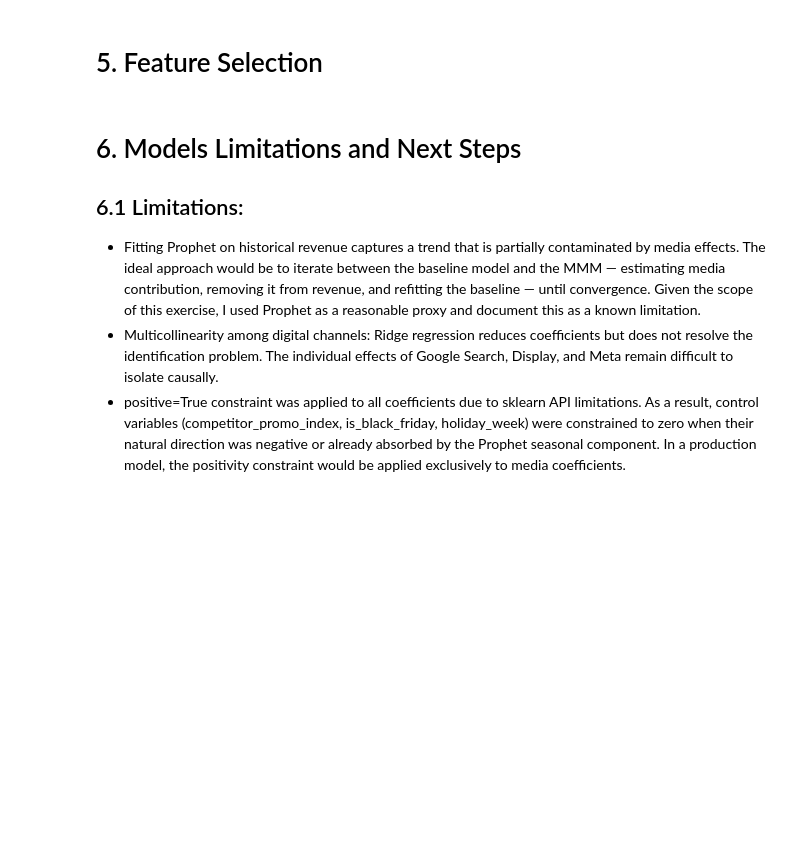
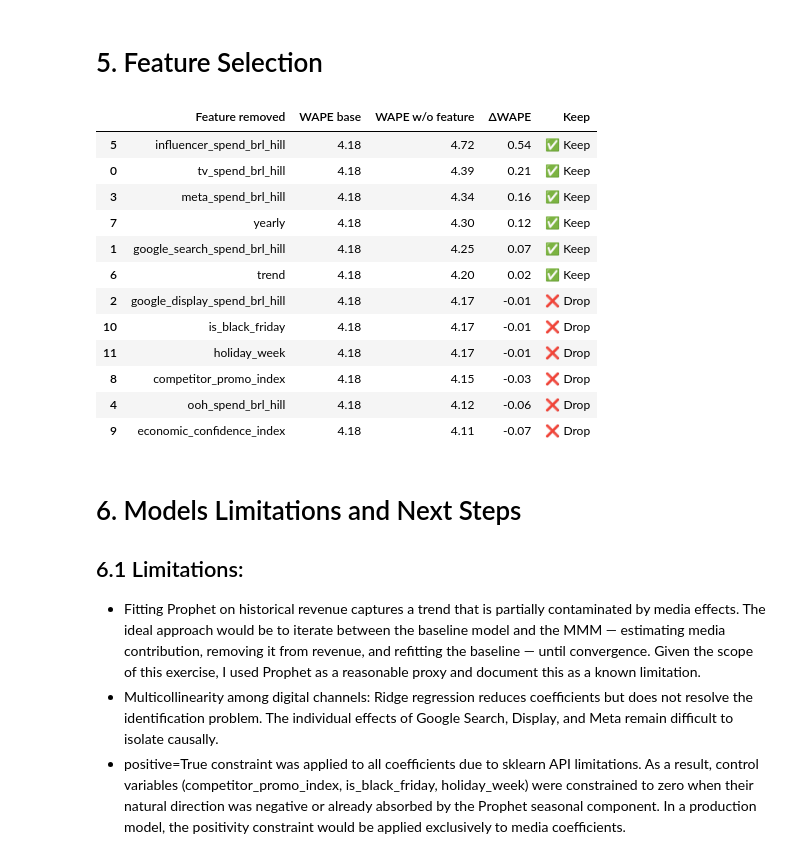
Before and after one commit to TiagoTBarreto/MMM_VAREJO_360, a Jupyter notebook: Case_Tecnico_Uncover_MMM.ipynb, the cells around one changed output. Saved outputs shown, nothing was run; the diff lists cells and outputs as text; code cells hidden in the pictures; blank space fills up the shorter version.

Commit message:
Feature Selection

```diff
--- a/Case_Tecnico_Uncover_MMM.ipynb
+++ b/Case_Tecnico_Uncover_MMM.ipynb
@@ -1490,6 +1490,88 @@ display(coef_all)
 - ROI da TV pode estar superestimado, por conta da correlação com o fim de ano/black Friday
 # %% [markdown]
 # 5. Feature Selection
+# %%
+# Testing the impact of removing each feature from the base model
+# Evaluating WAPE degradation and whether each feature should be kept
+
+base_features = media_features + control_features
+base_wape = cv_summary.loc[cv_summary["Model"] == "Ridge", "WAPE médio"].values[0]
+
+selection_results = []
+
+for feature in base_features:
+
+    # remove one feature at a time
+    reduced_features = [f for f in base_features if f != feature]
+    X_reduced = df_mmm[reduced_features].copy()
+
+    fold_wapes = []
+
+    for fold, (train_idx, test_idx) in enumerate(tscv.split(X_reduced), start=1):
+
+        # refit Prophet using only training data
+        prophet_train = df_mmm[["date", "revenue_brl"]].iloc[train_idx].rename(
+            columns={"date": "ds", "revenue_brl": "y"}
+        )
+        prophet_fold = Prophet(
+            yearly_seasonality=True,
+            weekly_seasonality=False,
+            daily_seasonality=False
+        )
+        prophet_fold.fit(prophet_train)
+
+        all_idx = np.concatenate([train_idx, test_idx])
+        future = df_mmm[["date"]].iloc[all_idx].rename(columns={"date": "ds"})
+        forecast_fold = prophet_fold.predict(future)
+
+        if "trend" in reduced_features:
+            X_reduced.loc[df_mmm.index[all_idx], "trend"]  = forecast_fold["trend"].values
+        if "yearly" in reduced_features:
+            X_reduced.loc[df_mmm.index[all_idx], "yearly"] = forecast_fold["yearly"].values
+
+        X_train = X_reduced.iloc[train_idx]
+        X_test  = X_reduced.iloc[test_idx]
+        y_train = y.iloc[train_idx]
+        y_test  = y.iloc[test_idx]
+
+        scaler_cv = StandardScaler()
+        X_train_scaled = scaler_cv.fit_transform(X_train)
+        X_test_scaled  = scaler_cv.transform(X_test)
+
+        ridge_cv = Ridge(alpha=10, positive=True)
+        ridge_cv.fit(X_train_scaled, y_train)
+        y_pred = ridge_cv.predict(X_test_scaled)
+
+        wape = np.sum(np.abs(y_test - y_pred)) / np.sum(np.abs(y_test)) * 100
+        fold_wapes.append(wape)
+
+    mean_wape  = np.mean(fold_wapes)
+    wape_delta = mean_wape - base_wape
+
+    selection_results.append({
+        "Feature removed": feature,
+        "WAPE base":       round(base_wape, 4),
+        "WAPE w/o feature":round(mean_wape, 4),
+        "ΔWAPE":           round(wape_delta, 4),
+        "Keep":            "✅ Keep" if wape_delta > 0 else "❌ Drop",
+    })
+
+selection_df = pd.DataFrame(selection_results).sort_values("ΔWAPE", ascending=False)
+display(selection_df)
+# %% [output]
+|  | Feature removed | WAPE base | WAPE w/o feature | ΔWAPE | Keep |
+| 5 | influencer_spend_brl_hill | 4.18 | 4.72 | 0.54 | ✅ Keep |
+| 0 | tv_spend_brl_hill | 4.18 | 4.39 | 0.21 | ✅ Keep |
+| 3 | meta_spend_brl_hill | 4.18 | 4.34 | 0.16 | ✅ Keep |
+| 7 | yearly | 4.18 | 4.30 | 0.12 | ✅ Keep |
+| 1 | google_search_spend_brl_hill | 4.18 | 4.25 | 0.07 | ✅ Keep |
+| 6 | trend | 4.18 | 4.20 | 0.02 | ✅ Keep |
+| 2 | google_display_spend_brl_hill | 4.18 | 4.17 | -0.01 | ❌ Drop |
+| 10 | is_black_friday | 4.18 | 4.17 | -0.01 | ❌ Drop |
+| 11 | holiday_week | 4.18 | 4.17 | -0.01 | ❌ Drop |
+| 8 | competitor_promo_index | 4.18 | 4.15 | -0.03 | ❌ Drop |
+| 4 | ooh_spend_brl_hill | 4.18 | 4.12 | -0.06 | ❌ Drop |
+| 9 | economic_confidence_index | 4.18 | 4.11 | -0.07 | ❌ Drop |
 # %% [markdown]
 # 6. Models Limitations and Next Steps
 
```
